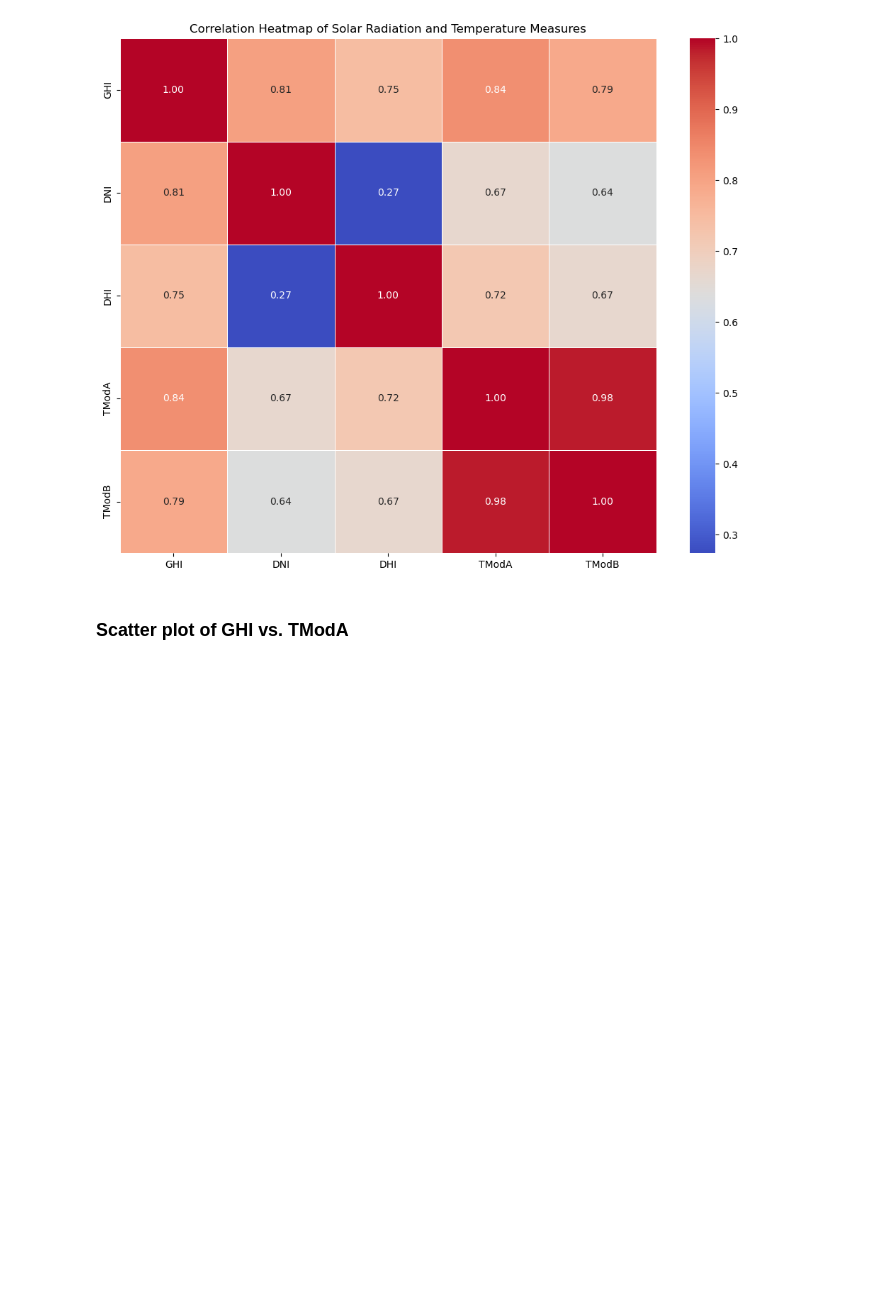
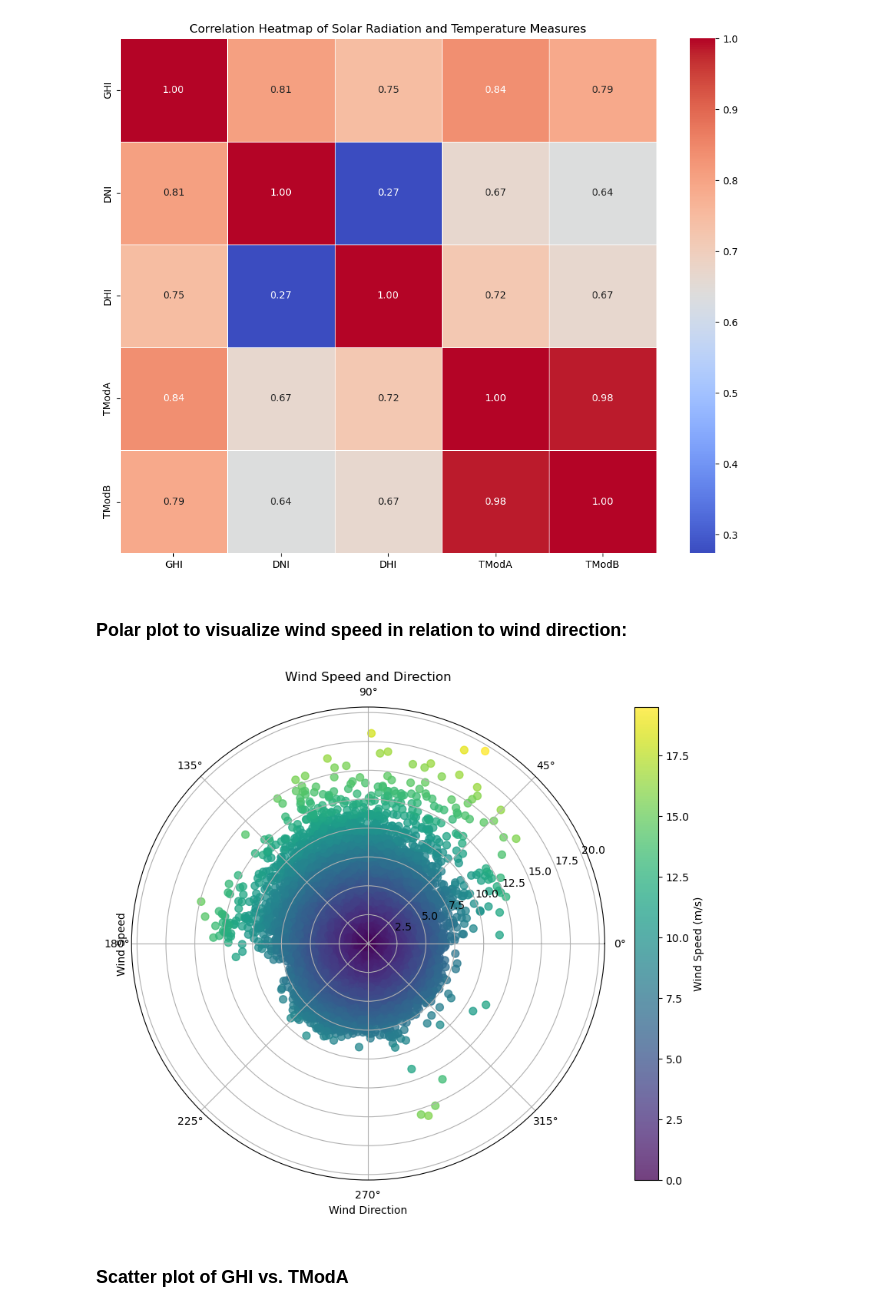
Before and after one commit to J0-Y0/moon_light_energy, a Jupyter notebook: notebooks/EDA_analysis.ipynb, the cells around one changed output. Saved outputs shown, nothing was run; the diff lists cells and outputs as text; code cells hidden in the pictures; blank space fills up the shorter version.

Commit message:
Polar plot to visualize wind speed in relation to wind direction

```diff
--- a/notebooks/EDA_analysis.ipynb
+++ b/notebooks/EDA_analysis.ipynb
@@ -217,6 +217,29 @@ plt.tight_layout()
 plt.show()
 # %% [output]
 [figure]
+# %% [markdown]
+###  Polar plot to visualize wind speed in relation to wind direction:
+# %%
+# Set up the polar plot
+plt.figure(figsize=(10, 8))
+ax = plt.subplot(111, projection='polar')
+
+# Convert wind direction from degrees to radians
+wind_direction_rad = np.deg2rad(data['WD'])
+
+# Plot wind speed on polar plot
+scatter = ax.scatter(wind_direction_rad, data['WS'], c=data['WS'], cmap='viridis', s=50, alpha=0.75)
+
+# Add color bar to indicate wind speed
+plt.colorbar(scatter, ax=ax, label='Wind Speed (m/s)')
+# Add labels and title
+ax.set_title('Wind Speed and Direction')
+ax.set_xlabel('Wind Direction')
+ax.set_ylabel('Wind Speed')
+
+plt.show()
+# %% [output]
+[figure, added]
 # %% [markdown]
 ###  Scatter plot of GHI vs. TModA
 # %%
```
Also changed, not shown: parts of 2 cells of this notebook.
